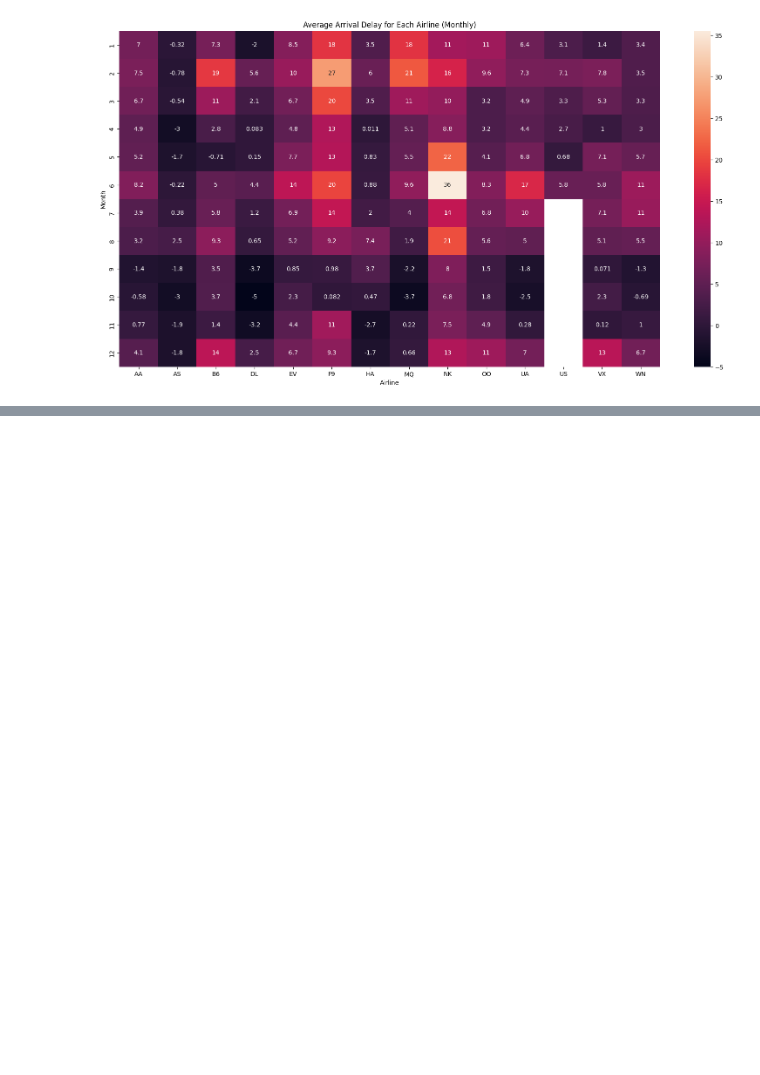
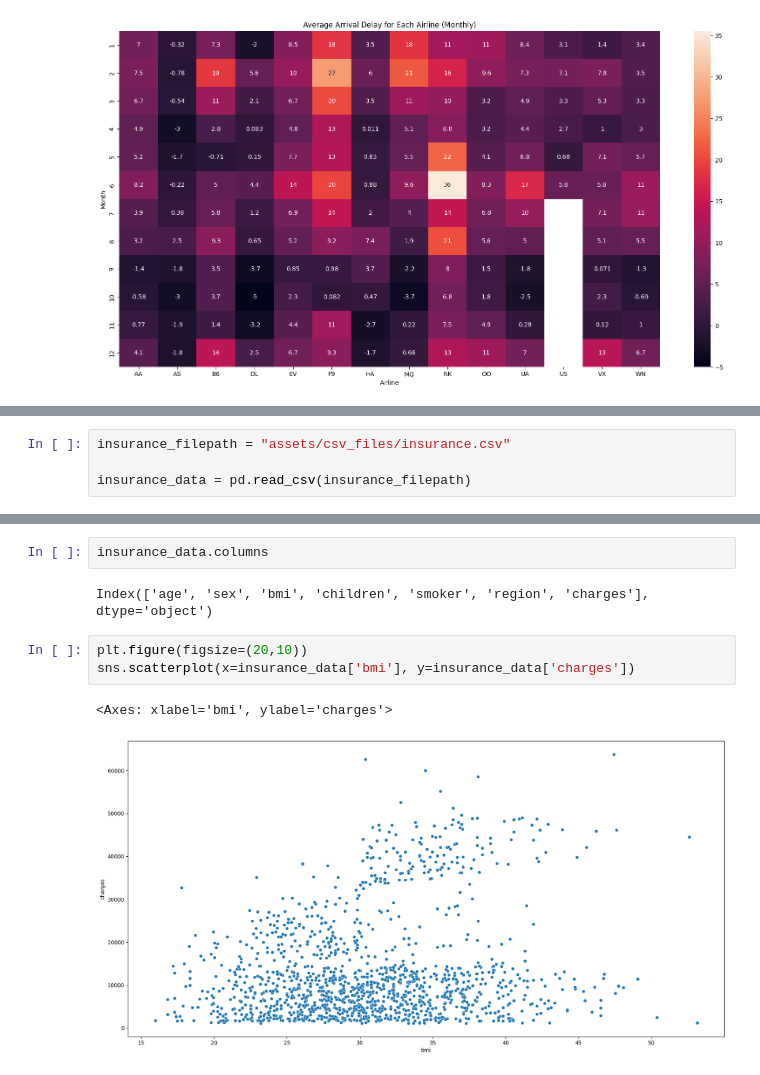
Before and after one commit to ShariarImroze/DS_ML_Portfolio, a Jupyter notebook: DS_data_visualization_basics.ipynb, the cells around one changed output, grey strips where cells are left out. Saved outputs shown, nothing was run; the diff lists cells and outputs as text; blank space fills up the shorter version.

```diff
--- a/DS_data_visualization_basics.ipynb
+++ b/DS_data_visualization_basics.ipynb
@@ -113,0 +116,4 @@ Text(0.5, 80.7222222222222, 'Airline')
+# %%
+insurance_filepath = "assets/csv_files/insurance.csv"
+
+insurance_data = pd.read_csv(insurance_filepath)
@@ -113,0 +129,10 @@ Text(0.5, 80.7222222222222, 'Airline')
+# %%
+insurance_data.columns
+# %% [output]
+Index(['age', 'sex', 'bmi', 'children', 'smoker', 'region', 'charges'], dtype='object')
+# %%
+plt.figure(figsize=(20,10))
+sns.scatterplot(x=insurance_data['bmi'], y=insurance_data['charges'])
+# %% [output]
+<Axes: xlabel='bmi', ylabel='charges'>
+[figure, added]
```
Also changed, not shown: parts of 15 cells of this notebook, 2 other files.
